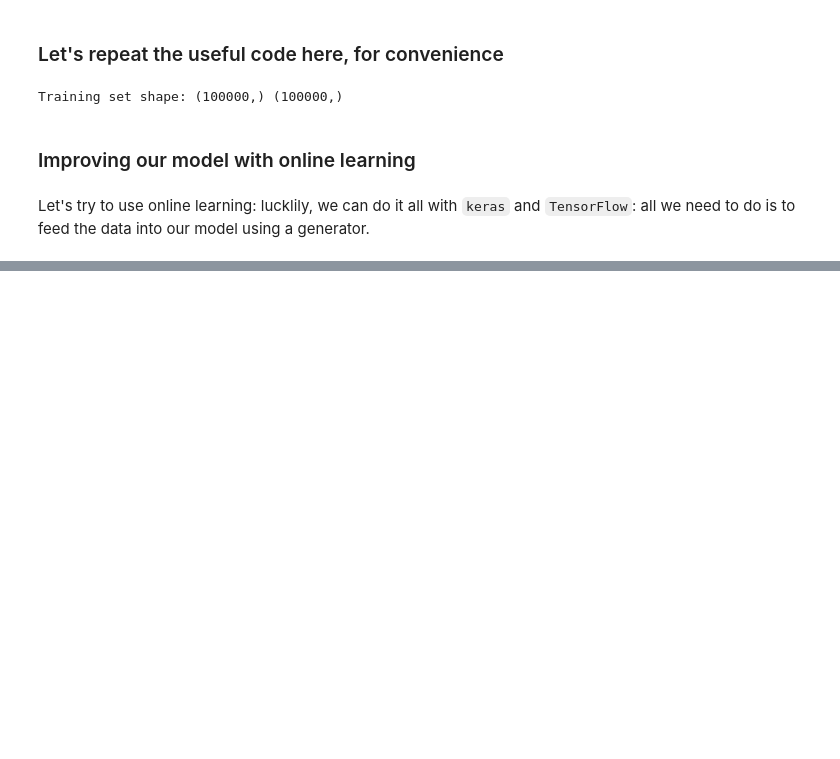
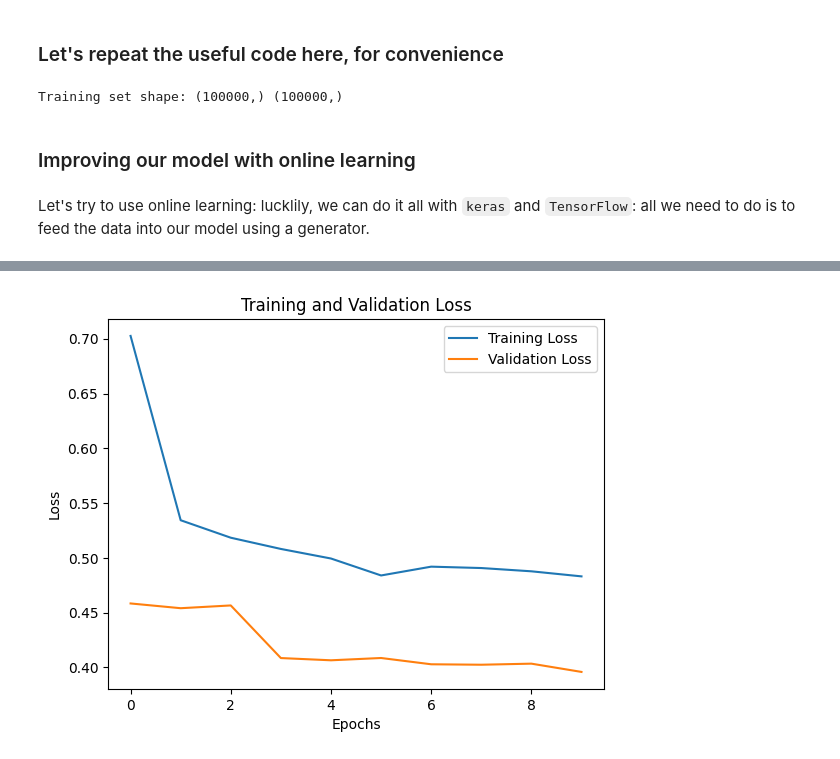
Before and after one commit to de-lachende-cavalier/amd-project, a Jupyter notebook: dl_notebook.ipynb, the cells around one changed output, grey strips where cells are left out. Drawn from its saved outputs; the diff is of its cells as text; code cells hidden in the pictures; blank space fills up the shorter version.

Commit message:
done with online training code

```diff
--- a/dl_notebook.ipynb
+++ b/dl_notebook.ipynb
@@ -2205,0 +2226,14 @@ test_generator = data_generator(data_dir + review_file, test_start_line)
+# %%
+train_dataset_online = tf.data.Dataset.from_generator(
+    data_generator, args=[train_file],
+    output_signature=(tf.TensorSpec(shape=(), dtype=tf.string), tf.TensorSpec(shape=(), dtype=tf.float32)))
+val_dataset_online = tf.data.Dataset.from_generator(
+    data_generator, args=[val_file],
+    output_signature=(tf.TensorSpec(shape=(), dtype=tf.string), tf.TensorSpec(shape=(), dtype=tf.float32)))
+test_dataset_online = tf.data.Dataset.from_generator(
+    data_generator, args=[test_file],
+    output_signature=(tf.TensorSpec(shape=(), dtype=tf.string), tf.TensorSpec(shape=(), dtype=tf.float32)))
+
+
+train_dataset_prep_online, val_dataset_prep_online, test_dataset_prep_online = prepare_for_model_online(
+    train_dataset_online, val_dataset_online, test_dataset_online, best_text_vectorization_online)
@@ -2206,2 +2242,2 @@ test_generator = data_generator(data_dir + review_file, test_start_line)
 # %%
-model_bow_best = keras.models.load_model("model_bow_best")
+model_bow_online = keras.models.load_model("model_bow_best")
@@ -2222,0 +2264,26 @@ model.evaluate(test_generator)
+# %%
+# the callback below is to stop training from taking an exceedingly long time (if you're willing to wait, simply remove it form the list of callbacks)
+class TargetLossCallback(keras.callbacks.Callback):
+    def __init__(self, target_loss):
+        super(TargetLossCallback, self).__init__()
+        self.target_loss = target_loss
+
+    def on_epoch_end(self, epoch, logs=None):
+        if logs['val_loss'] <= self.target_loss:
+            self.model.stop_training = True
+            print(f"\n[+] Reached target validation loss of {self.target_loss}. Stopping training.")
+
+target_val_loss = 0.4
+callbacks = [
+    keras.callbacks.ModelCheckpoint("model_bow_best_online", save_best_only=True),
+    keras.callbacks.EarlyStopping(patience=7, restore_best_weights=True), # train the model for as long as it improves
+    TargetLossCallback(target_loss=0.4) # let's not be excessively ambitious...
+]
+# %%
+history_online = model_bow_online.fit(
+    train_dataset_prep_online,
+    validation_data=val_dataset_prep_online,
+    validation_steps=1000,
+    epochs=50,
+    steps_per_epoch=1000,
+    callbacks=callbacks)
@@ -2222,0 +2313,4 @@ model.evaluate(test_generator)
+# %%
+plot_training_curves(history_online)
+# %% [output]
+[figure, added]
```
Also changed, not shown: parts of 17 cells of this notebook, 6 other files.
